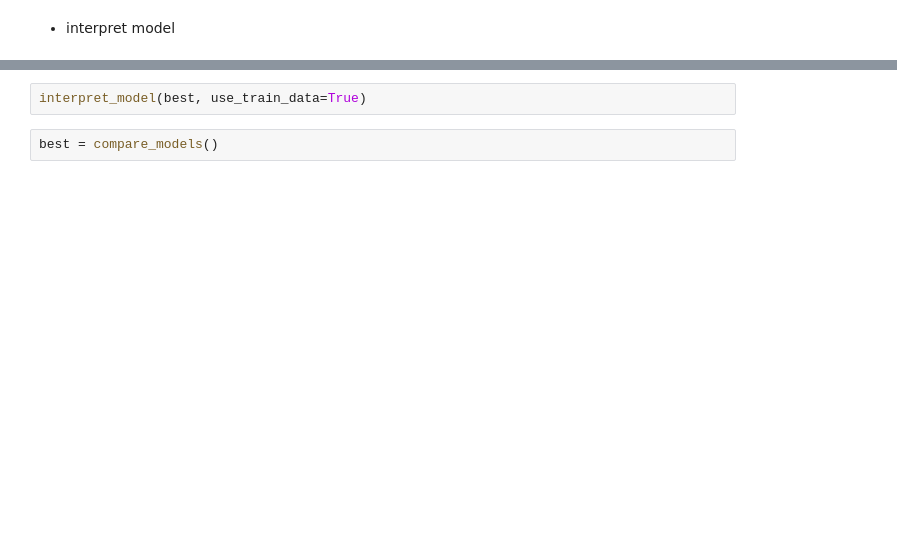
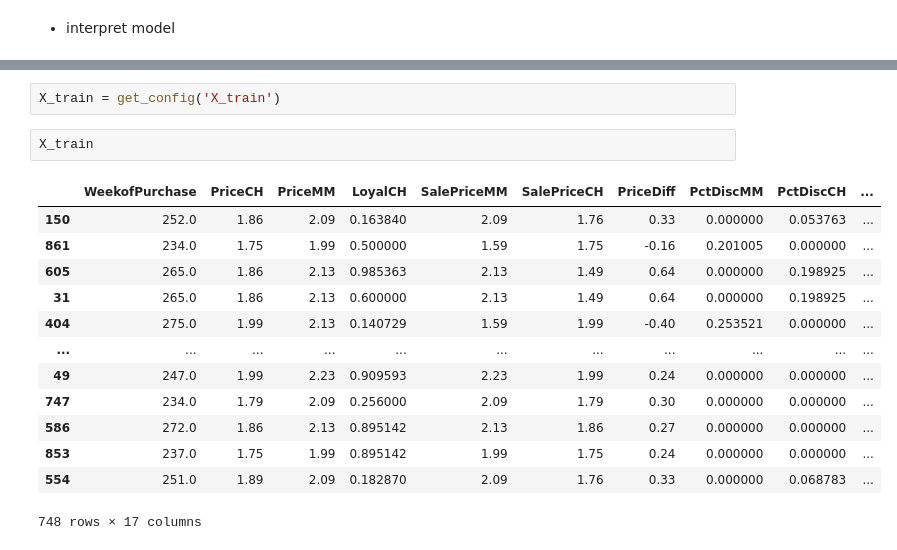
Before and after one commit to Jin0331/RRA-WGCNA, a Jupyter notebook: src/Untitled.ipynb, the cells around one changed output, grey strips where cells are left out. Drawn from its saved outputs; the diff is of its cells as text; blank space fills up the shorter version.

```diff
--- a/src/Untitled.ipynb
+++ b/src/Untitled.ipynb
@@ -99,7 +79,21 @@ interpret_model(best, plot = 'reason', use_train_data=True)
 # %% [output]
 [interactive output not drawn]
 <shap.plots._force.AdditiveForceArrayVisualizer at 0x...>
-# %%
-interpret_model(best, use_train_data=True)
-# %%
-best = compare_models()
+# %%
+X_train = get_config('X_train')
+# %%
+X_train
+# %% [output]
+|  | WeekofPurchase | PriceCH | PriceMM | LoyalCH | SalePriceMM | SalePriceCH | PriceDiff | PctDiscMM | PctDiscCH | ... |
+| 150 | 252.0 | 1.86 | 2.09 | 0.163840 | 2.09 | 1.76 | 0.33 | 0.000000 | 0.053763 | ... |
+| 861 | 234.0 | 1.75 | 1.99 | 0.500000 | 1.59 | 1.75 | -0.16 | 0.201005 | 0.000000 | ... |
+| 605 | 265.0 | 1.86 | 2.13 | 0.985363 | 2.13 | 1.49 | 0.64 | 0.000000 | 0.198925 | ... |
+| 31 | 265.0 | 1.86 | 2.13 | 0.600000 | 2.13 | 1.49 | 0.64 | 0.000000 | 0.198925 | ... |
+| 404 | 275.0 | 1.99 | 2.13 | 0.140729 | 1.59 | 1.99 | -0.40 | 0.253521 | 0.000000 | ... |
+| ... | ... | ... | ... | ... | ... | ... | ... | ... | ... | ... |
+| 49 | 247.0 | 1.99 | 2.23 | 0.909593 | 2.23 | 1.99 | 0.24 | 0.000000 | 0.000000 | ... |
+| 747 | 234.0 | 1.79 | 2.09 | 0.256000 | 2.09 | 1.79 | 0.30 | 0.000000 | 0.000000 | ... |
+| 586 | 272.0 | 1.86 | 2.13 | 0.895142 | 2.13 | 1.86 | 0.27 | 0.000000 | 0.000000 | ... |
+| 853 | 237.0 | 1.75 | 1.99 | 0.895142 | 1.99 | 1.75 | 0.24 | 0.000000 | 0.000000 | ... |
+| 554 | 251.0 | 1.89 | 2.09 | 0.182870 | 2.09 | 1.76 | 0.33 | 0.000000 | 0.068783 | ... |
+748 rows × 17 columns
```
Also changed, not shown: parts of 12 cells of this notebook, 14 other files.
